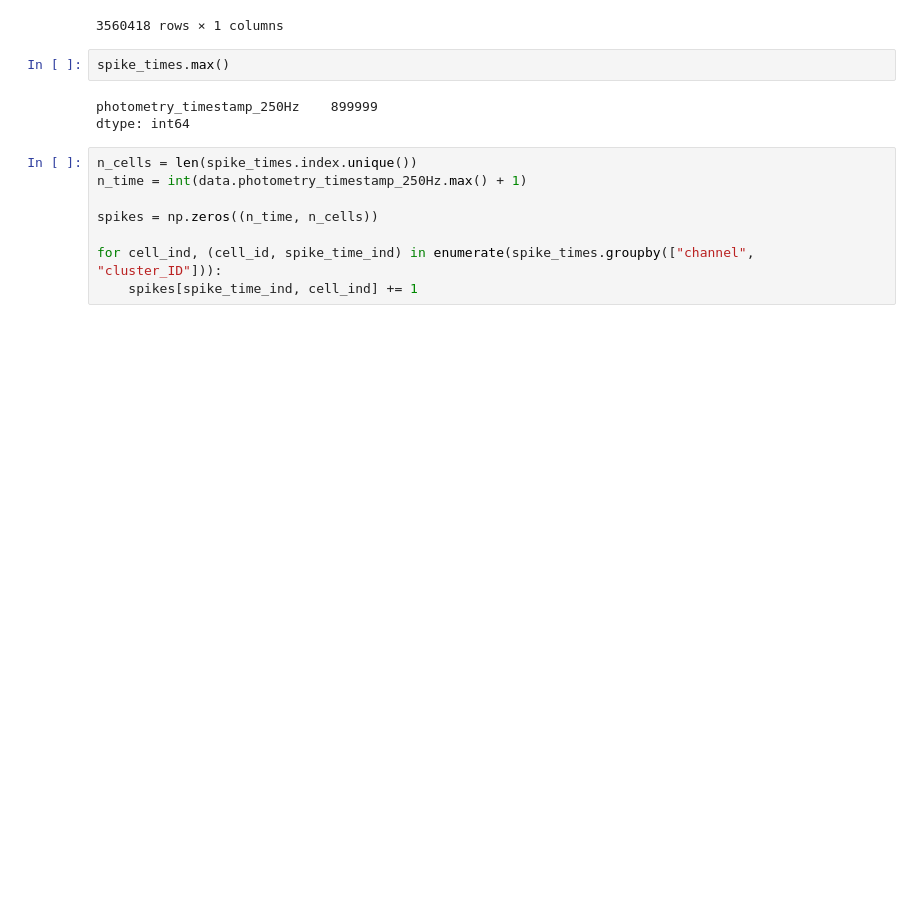
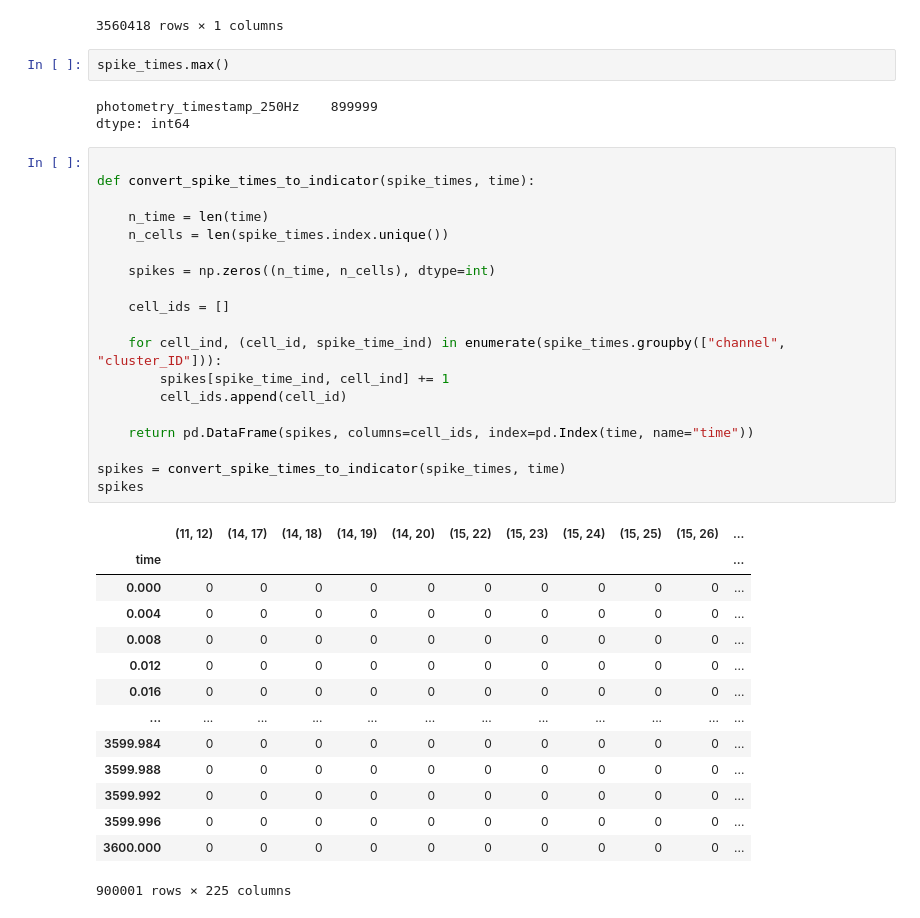
Before and after one commit to edeno/tk_decoding, a Jupyter notebook: notebooks/load_data.ipynb, the cells around one changed output. Cells and saved outputs as stored; diff of their text form; blank space fills up the shorter version.

```diff
--- a/notebooks/load_data.ipynb
+++ b/notebooks/load_data.ipynb
@@ -69,13 +76,39 @@ spike_times.max()
 photometry_timestamp_250Hz    899999
 dtype: int64
 # %%
-n_cells = len(spike_times.index.unique())
-n_time = int(data.photometry_timestamp_250Hz.max() + 1)
 
-spikes = np.zeros((n_time, n_cells))
+def convert_spike_times_to_indicator(spike_times, time):
 
-for cell_ind, (cell_id, spike_time_ind) in enumerate(spike_times.groupby(["channel", "cluster_ID"])):
-    spikes[spike_time_ind, cell_ind] += 1
+    n_time = len(time)
+    n_cells = len(spike_times.index.unique())
+
+    spikes = np.zeros((n_time, n_cells), dtype=int)
+
+    cell_ids = []
+
+    for cell_ind, (cell_id, spike_time_ind) in enumerate(spike_times.groupby(["channel", "cluster_ID"])):
+        spikes[spike_time_ind, cell_ind] += 1
+        cell_ids.append(cell_id)
+
+    return pd.DataFrame(spikes, columns=cell_ids, index=pd.Index(time, name="time"))
+
+spikes = convert_spike_times_to_indicator(spike_times, time)
+spikes
+# %% [output]
+|  | (11, 12) | (14, 17) | (14, 18) | (14, 19) | (14, 20) | (15, 22) | (15, 23) | (15, 24) | (15, 25) | (15, 26) | ... |
+| time |  |  |  |  |  |  |  |  |  |  | ... |
+| 0.000 | 0 | 0 | 0 | 0 | 0 | 0 | 0 | 0 | 0 | 0 | ... |
+| 0.004 | 0 | 0 | 0 | 0 | 0 | 0 | 0 | 0 | 0 | 0 | ... |
+| 0.008 | 0 | 0 | 0 | 0 | 0 | 0 | 0 | 0 | 0 | 0 | ... |
+| 0.012 | 0 | 0 | 0 | 0 | 0 | 0 | 0 | 0 | 0 | 0 | ... |
+| 0.016 | 0 | 0 | 0 | 0 | 0 | 0 | 0 | 0 | 0 | 0 | ... |
+| ... | ... | ... | ... | ... | ... | ... | ... | ... | ... | ... | ... |
+| 3599.984 | 0 | 0 | 0 | 0 | 0 | 0 | 0 | 0 | 0 | 0 | ... |
+| 3599.988 | 0 | 0 | 0 | 0 | 0 | 0 | 0 | 0 | 0 | 0 | ... |
+| 3599.992 | 0 | 0 | 0 | 0 | 0 | 0 | 0 | 0 | 0 | 0 | ... |
+| 3599.996 | 0 | 0 | 0 | 0 | 0 | 0 | 0 | 0 | 0 | 0 | ... |
+| 3600.000 | 0 | 0 | 0 | 0 | 0 | 0 | 0 | 0 | 0 | 0 | ... |
+900001 rows × 225 columns
 # %%
 spikes.shape
 # %% [output]
```
Also changed, not shown: parts of 13 cells of this notebook.
